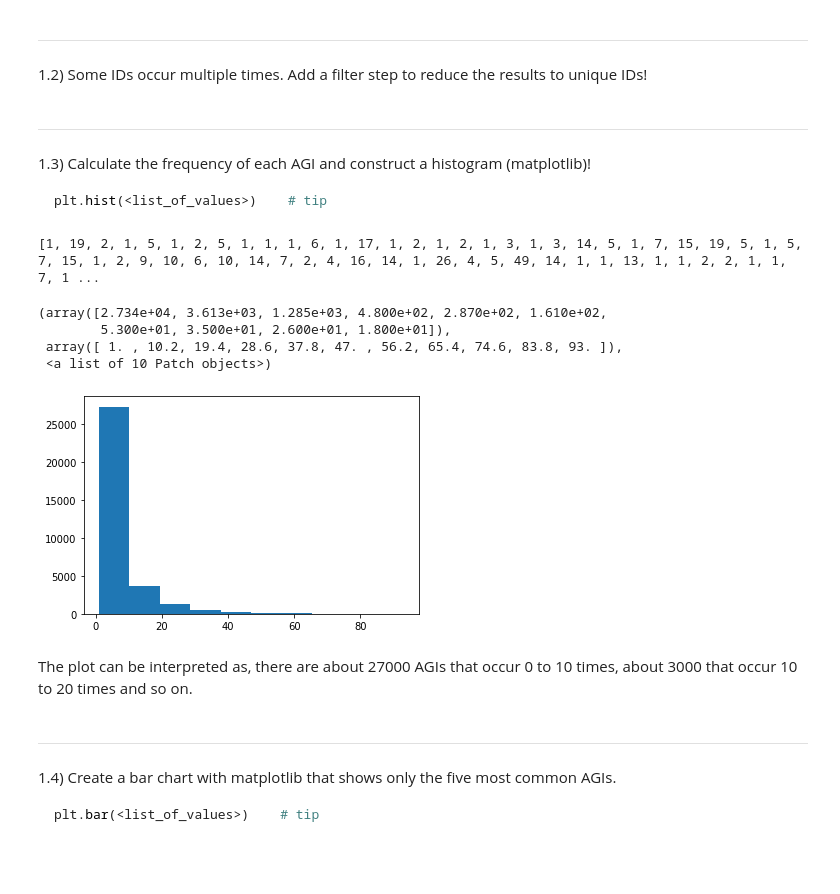
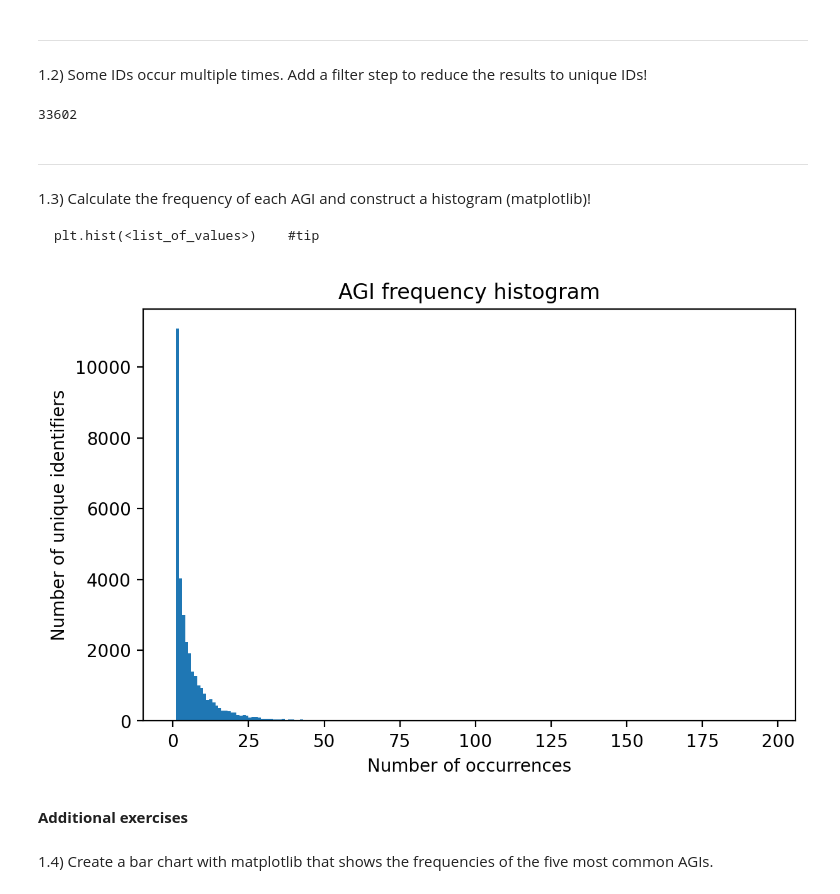
Before and after one commit to Franzili/UniPythonCourse, a Jupyter notebook: Exercises/Python_course_2021_exercises_E.ipynb, the cells around one changed output. Saved outputs shown, nothing was run; the diff lists cells and outputs as text; code cells hidden in the pictures; blank space fills up the shorter version.

Commit message:
Update solutions for exercise E

````diff
--- a/Exercises/Python_course_2021_exercises_E.ipynb
+++ b/Exercises/Python_course_2021_exercises_E.ipynb
@@ -39,8 +43,28 @@ unique_agis = set(agis)
+# %%
+def get_unique_gene_identifiers(input, output):
+  # use the built-in set data structure
+  identifier_set = set()
+  with open(input, 'r') as input_file:
+    for line in input_file:
+      if line.startswith(">"):
+        identifier = line[1:].split(".")[0]
+        identifier_set.add(identifier)
+
+  with open(output, 'w') as output_file:
+    for identifier in identifier_set:
+      output_file.write(identifier + "\n")
+
+output = "/content/drive/MyDrive/PythonProgramming/AtCol0_unique_gene_identifiers.txt"
+get_unique_gene_identifiers(input, output)
+
+get_num_lines("/content/drive/MyDrive/PythonProgramming/AtCol0_unique_gene_identifiers.txt")
+# %% [output]
+33602
 # %% [markdown]
 
 
 ---
 1.3) Calculate the frequency of each AGI and construct a histogram (matplotlib)!
-```python
-plt.hist(<list_of_values>)    # tip
 ```
+plt.hist(<list_of_values>)    #tip
+```
@@ -51,25 +71,31 @@ for agi in unique_agis:
-# %%
-import matplotlib.pyplot as plt
-
-# For plotting a histogram, we only need the frequencies
-only_agi_counts = []
-for (first, second) in agi_hist:
-  only_agi_counts.append(second)
-
-plt.hist(only_agi_counts)
-# %% [output]
-[1, 19, 2, 1, 5, 1, 2, 5, 1, 1, 1, 6, 1, 17, 1, 2, 1, 2, 1, 3, 1, 3, 14, 5, 1, 7, 15, 19, 5, 1, 5, 7, 15, 1, 2, 9, 10, 6, 10, 14, 7, 2, 4, 16, 14, 1, 26, 4, 5, 49, 14, 1, 1, 13, 1, 1, 2, 2, 1, 1, 7, 1 ...
-(array([2.734e+04, 3.613e+03, 1.285e+03, 4.800e+02, 2.870e+02, 1.610e+02,
-        5.300e+01, 3.500e+01, 2.600e+01, 1.800e+01]),
- array([ 1. , 10.2, 19.4, 28.6, 37.8, 47. , 56.2, 65.4, 74.6, 83.8, 93. ]),
- <a list of 10 Patch objects>)
-[figure, removed]
-# %% [markdown]
-The plot can be interpreted as, there are about 27000 AGIs that occur 0 to 10 times, about 3000 that occur 10 to 20 times and so on.
+# %%
+import matplotlib.pyplot as plt
+
+def get_identifier_frequencies(input):
+  # use a dictionary to keep track of the number of occurrences of each identifier
+  identifier_occurrences = {}
+  with open(input, 'r') as input_file:
+    for line in input_file:
+      if line.startswith(">"):
+        identifier = line[1:].split(".")[0]
+        identifier_occurrences[identifier] = identifier_occurrences.setdefault(identifier, 0) + 1
+  return identifier_occurrences
+
+def plot_frequency_histogram(input, output):
+  identifier_occurrences = get_identifier_frequencies(input)
+
+  fig, ax = plt.subplots(constrained_layout=True, dpi=200)
+  ax.hist(identifier_occurrences.values(), bins=range(max(identifier_occurrences.values()) + 1))
+  ax.set_xlabel("Number of occurrences")
+  ax.set_ylabel("Number of unique identifiers")
+  ax.set_title("AGI frequency histogram")
+
+  fig.savefig(output)
+
+plot_frequency_histogram(input, "/content/drive/MyDrive/PythonProgramming/AtCol0_identifier_frequency_histogram.png")
+# %% [output]
+[figure, added]
+# %% [markdown]
+**Additional exercises**
 # %% [markdown]
----
-1.4) Create a bar chart with matplotlib that shows only the five most common AGIs.
-
-```python
-plt.bar(<list_of_values>)    # tip
-```
+1.4) Create a bar chart with matplotlib that shows the frequencies of the five most common AGIs.
````
Also changed, not shown: parts of 7 cells of this notebook.
